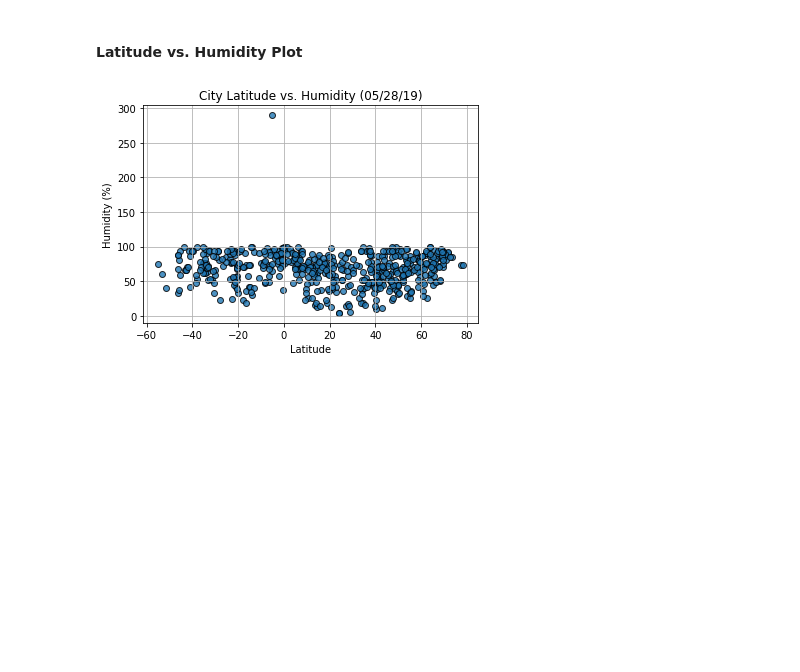
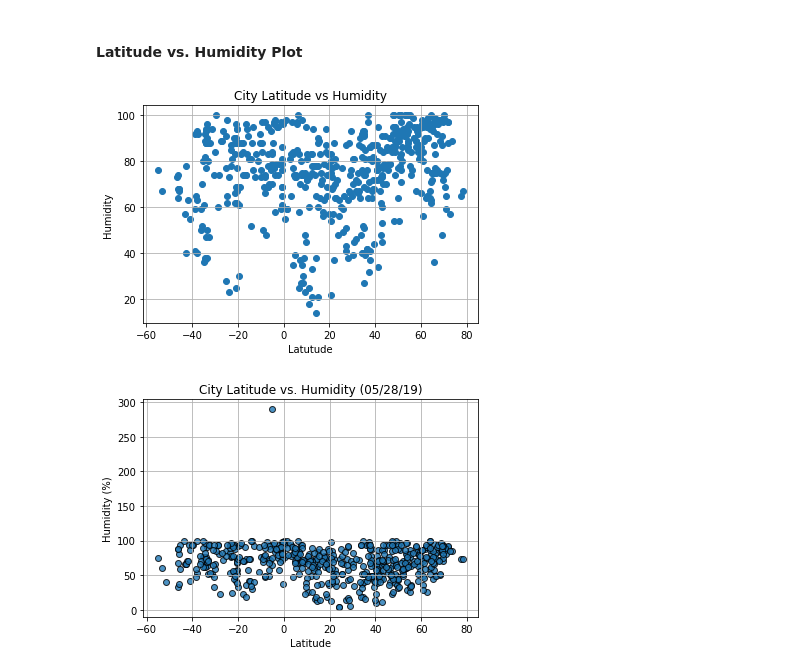
Before and after one commit to NotkerNotker/python-api-challenge, a Jupyter notebook: starter_code/WeatherPy.ipynb, the cells around one changed output. Cells and saved outputs as stored; diff of their text form; code cells hidden in the pictures; blank space fills up the shorter version.

```diff
--- a/starter_code/WeatherPy.ipynb
+++ b/starter_code/WeatherPy.ipynb
@@ -216,6 +239,14 @@ dtype: int64
 [figure]
 # %% [markdown]
 #### Latitude vs. Humidity Plot
+# %%
+plt.scatter(CityWeather["Lat"], CityWeather["Humidity"])
+plt.title('City Latitude vs Humidity')
+plt.xlabel("Latutude")
+plt.ylabel("Humidity")
+plt.grid()
+# %% [output]
+[figure, added]
 # %%
 # %% [output]
 [figure]
```
Also changed, not shown: parts of 20 cells of this notebook, 2 other files.
